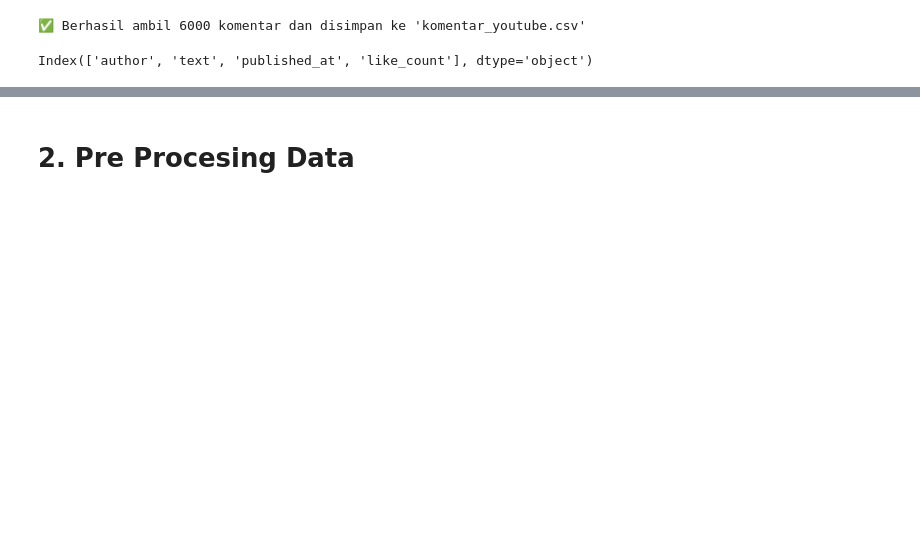
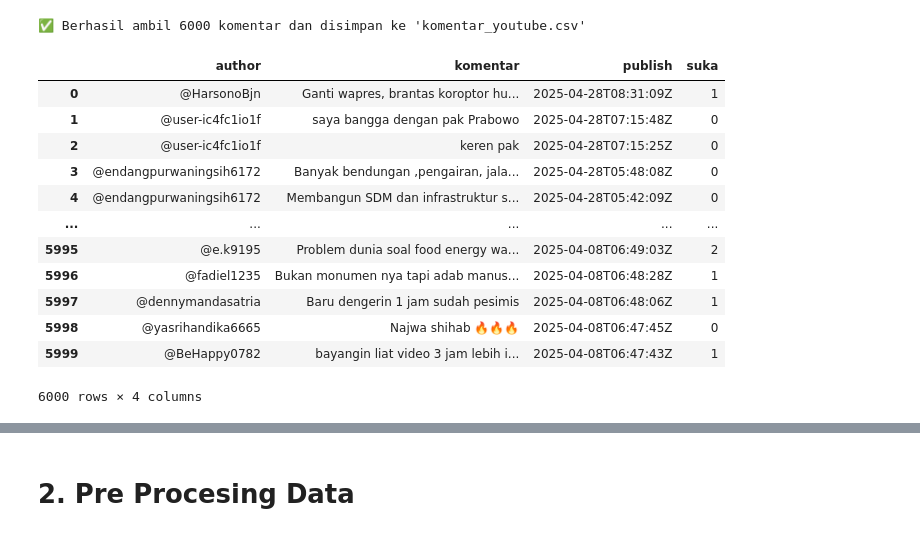
Before and after one commit to LIVECODING-2025/Saruto, a Jupyter notebook: preprocesing.ipynb, the cells around one changed output, grey strips where cells are left out. Drawn from its saved outputs; the diff is of its cells as text; code cells hidden in the pictures; blank space fills up the shorter version.

```diff
--- a/preprocesing.ipynb
+++ b/preprocesing.ipynb
@@ -83,7 +96,20 @@ df = pd.read_csv('komentar_youtube.csv')
 print("✅ Berhasil ambil", len(df), "komentar dan disimpan ke 'komentar_youtube.csv'")
 # %% [output]
 ✅ Berhasil ambil 6000 komentar dan disimpan ke 'komentar_youtube.csv'
-# %%
-print(df.columns)
-# %% [output]
-Index(['author', 'text', 'published_at', 'like_count'], dtype='object')
+# %%
+df = pd.read_csv('komentar_youtube.csv')
+display(df)
+# %% [output]
+|  | author | komentar | publish | suka |
+| 0 | @HarsonoBjn | Ganti wapres, brantas koroptor hu... | 2025-04-28T08:31:09Z | 1 |
+| 1 | @user-ic4fc1io1f | saya bangga dengan pak Prabowo | 2025-04-28T07:15:48Z | 0 |
+| 2 | @user-ic4fc1io1f | keren pak | 2025-04-28T07:15:25Z | 0 |
+| 3 | @endangpurwaningsih6172 | Banyak bendungan ,pengairan, jala... | 2025-04-28T05:48:08Z | 0 |
+| 4 | @endangpurwaningsih6172 | Membangun SDM dan infrastruktur s... | 2025-04-28T05:42:09Z | 0 |
+| ... | ... | ... | ... | ... |
+| 5995 | @e.k9195 | Problem dunia soal food energy wa... | 2025-04-08T06:49:03Z | 2 |
+| 5996 | @fadiel1235 | Bukan monumen nya tapi adab manus... | 2025-04-08T06:48:28Z | 1 |
+| 5997 | @dennymandasatria | Baru dengerin 1 jam sudah pesimis | 2025-04-08T06:48:06Z | 1 |
+| 5998 | @yasrihandika6665 | Najwa shihab 🔥🔥🔥 | 2025-04-08T06:47:45Z | 0 |
+| 5999 | @BeHappy0782 | bayangin liat video 3 jam lebih i... | 2025-04-08T06:47:43Z | 1 |
+6000 rows × 4 columns
```
Also changed, not shown: parts of 9 cells of this notebook.
